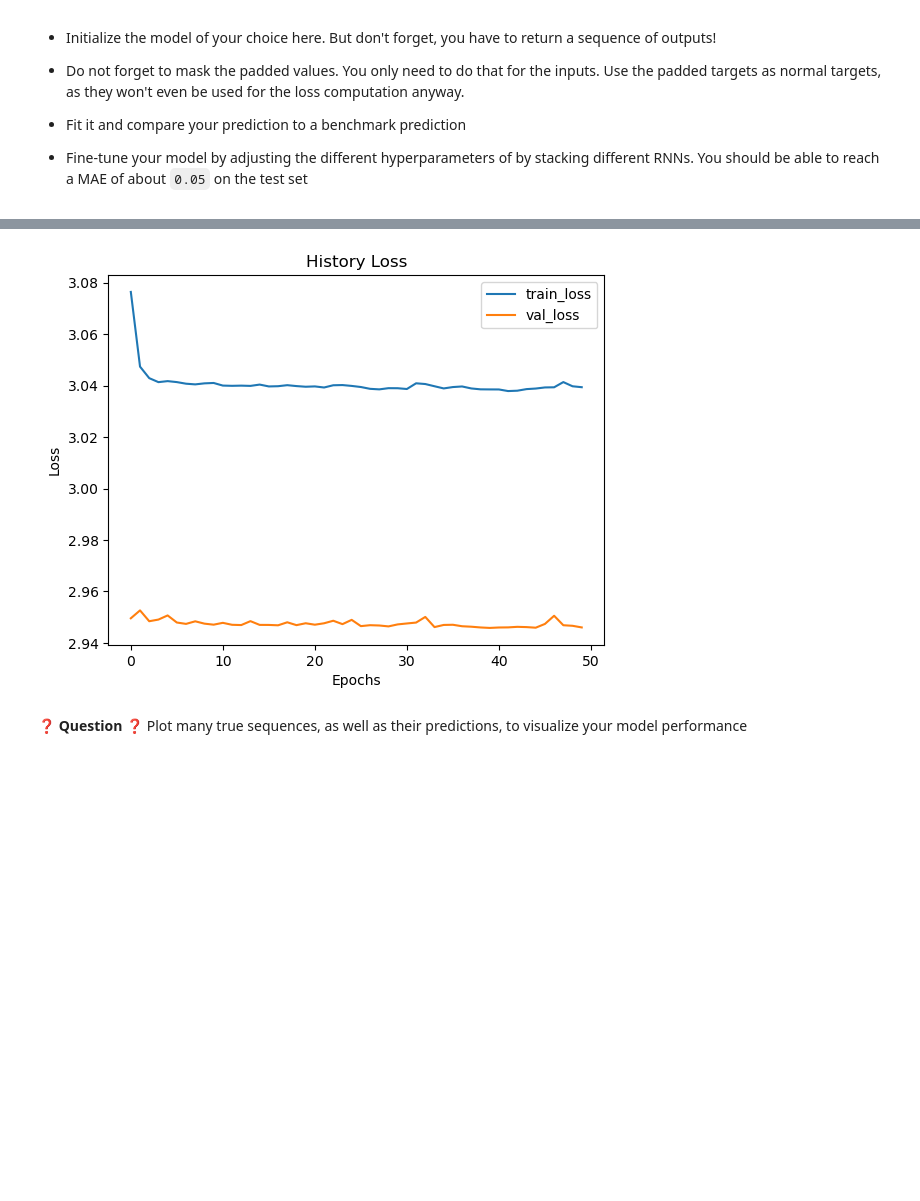
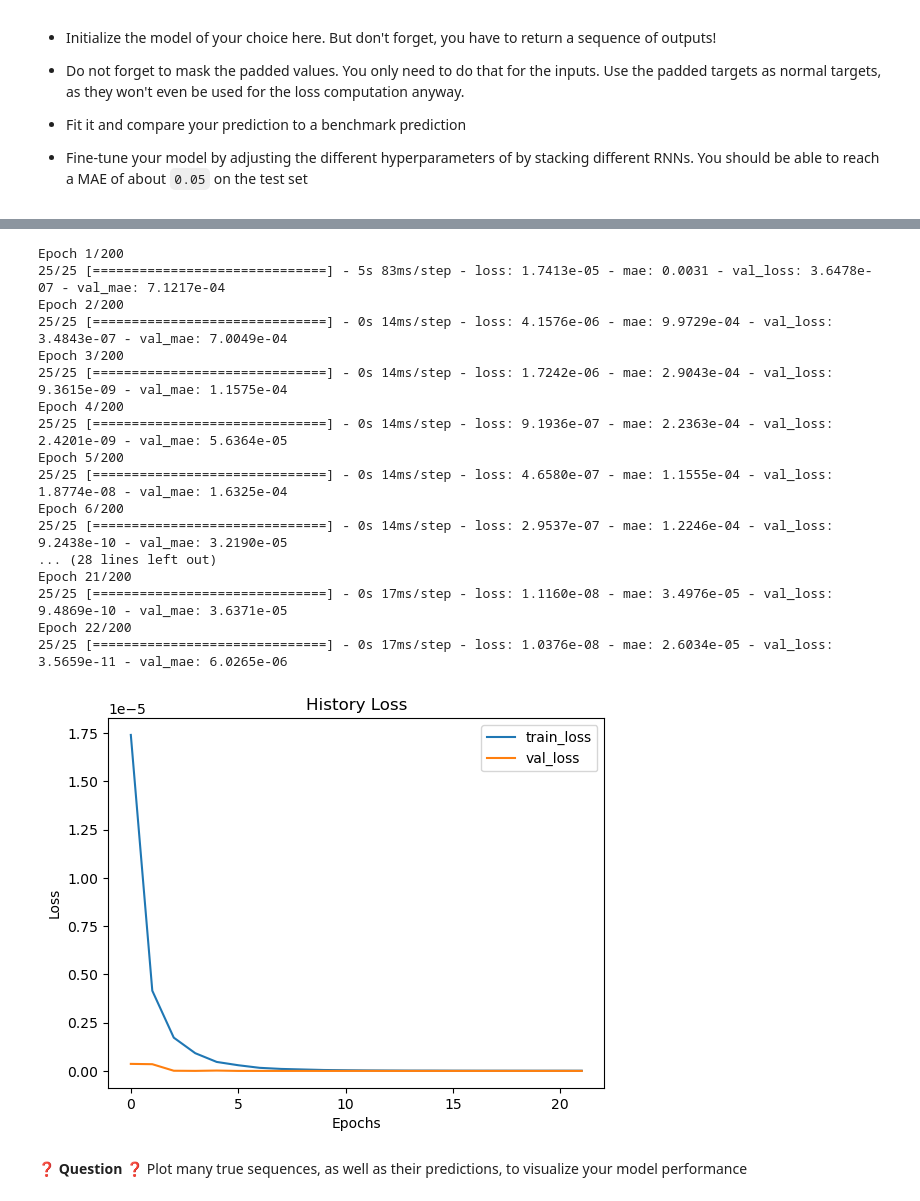
Before and after one commit to lilifull/brief_28_excuse.com, a Jupyter notebook: Mission_4/predict_air_pollution_II.ipynb, the cells around one changed output, grey strips where cells are left out. Saved outputs shown, nothing was run; the diff lists cells and outputs as text; code cells hidden in the pictures; blank space fills up the shorter version.

```diff
--- a/Mission_4/predict_air_pollution_II.ipynb
+++ b/Mission_4/predict_air_pollution_II.ipynb
@@ -328,7 +243,7 @@ You need all your sequences (train and test, X **and** y) to be of same length (
 # %%
 from keras.utils import pad_sequences
 
-X_train_pad = pad_sequences(X_train,maxlen=30,dtype='float32',padding='post',value=-10)
-X_test_pad = pad_sequences(X_test,maxlen=30,dtype='float32',padding='post',value=-10)
-y_train_pad = pad_sequences(y_train,maxlen=30,dtype='float32',padding='post',value=-10)
-y_test_pad = pad_sequences(y_test,maxlen=30,dtype='float32',padding='post',value=-10)
+X_train_pad = pad_sequences(X_train, maxlen=30, value=-1000)
+X_test_pad = pad_sequences(X_test, maxlen=30, value=-1000)
+y_train_pad = pad_sequences(y_train, maxlen=30, value=-1000)
+y_test_pad = pad_sequences(y_test, maxlen=30, value=-1000)
@@ -343,21 +261,23 @@ y_test_pad = pad_sequences(y_test,maxlen=30,dtype='float32',padding='post',value
 - Fine-tune your model by adjusting the different hyperparameters of by stacking different RNNs. You should be able to reach a MAE of about `0.05` on the test set
 # %%
 from keras.models import Sequential
-from keras.layers import Dense, Masking, LSTM
+from keras.layers import LSTM, Dense, Masking
+from keras.optimizers import RMSprop, Adam
 from tensorflow.keras.callbacks import EarlyStopping
-from keras.metrics import MeanAbsolutePercentageError
-es = EarlyStopping(patience=10)
 
 def init_model():
 
     model = Sequential()
-    model.add(Masking(mask_value=-10, input_shape=(X_train_pad.shape[1],X_train_pad.shape[2])))
-    model.add(LSTM(100, return_sequences=True))
-    model.add(LSTM(50, return_sequences=False))
-    model.add(Dense(10))
-    model.add(Dense(1))
-    model.compile(loss='mae',optimizer='adam')
+    model.add(Masking(mask_value=-1000., input_shape=(30,6)))
+    model.add(LSTM(20,return_sequences=True, activation='tanh'))
+    model.add(LSTM(10,return_sequences=True, activation='tanh'))
+    model.add(Dense(5))
+    model.add(Dense(1,activation='linear'))
+
+    model.compile(loss='mse',
+                  optimizer=Adam (learning_rate=0.001),
+                  metrics=['mae'])
+
     return model
 
-model =init_model()
-model.summary()
+model = init_model()
@@ -384,8 +283,0 @@ _________________________________________________________________
-# %%
-history = model.fit(
-    X_train_pad,
-    y_train_pad,
-    epochs=200,
-    validation_split=0.2,
-    verbose=1,
-    batch_size=64, callbacks=[es])
@@ -410,14 +284,34 @@ Epoch 50/200
 # %%
-import matplotlib.pyplot as plt
+es = EarlyStopping(patience=5)
+
+history = model.fit(X_train_pad, y_train_pad, epochs=200, validation_split=0.2, verbose=1,
+    batch_size=32, callbacks=[es])
 
 plt.plot(history.history['loss'], label='train_loss')
 plt.plot(history.history['val_loss'], label='val_loss')
 plt.title('History Loss')
 plt.xlabel('Epochs')
 plt.ylabel('Loss')
 plt.legend()
 plt.show()
 # %% [output]
+Epoch 1/200
+25/25 [==============================] - 5s 83ms/step - loss: 1.7413e-05 - mae: 0.0031 - val_loss: 3.6478e-07 - val_mae: 7.1217e-04
+Epoch 2/200
+25/25 [==============================] - 0s 14ms/step - loss: 4.1576e-06 - mae: 9.9729e-04 - val_loss: 3.4843e-07 - val_mae: 7.0049e-04
+Epoch 3/200
+25/25 [==============================] - 0s 14ms/step - loss: 1.7242e-06 - mae: 2.9043e-04 - val_loss: 9.3615e-09 - val_mae: 1.1575e-04
+Epoch 4/200
+25/25 [==============================] - 0s 14ms/step - loss: 9.1936e-07 - mae: 2.2363e-04 - val_loss: 2.4201e-09 - val_mae: 5.6364e-05
+Epoch 5/200
+25/25 [==============================] - 0s 14ms/step - loss: 4.6580e-07 - mae: 1.1555e-04 - val_loss: 1.8774e-08 - val_mae: 1.6325e-04
+Epoch 6/200
+25/25 [==============================] - 0s 14ms/step - loss: 2.9537e-07 - mae: 1.2246e-04 - val_loss: 9.2438e-10 - val_mae: 3.2190e-05
+... (28 lines left out)
+Epoch 21/200
+25/25 [==============================] - 0s 17ms/step - loss: 1.1160e-08 - mae: 3.4976e-05 - val_loss: 9.4869e-10 - val_mae: 3.6371e-05
+Epoch 22/200
+25/25 [==============================] - 0s 17ms/step - loss: 1.0376e-08 - mae: 2.6034e-05 - val_loss: 3.5659e-11 - val_mae: 6.0265e-06
-[figure, old version]
+[figure, new version]
 # %% [markdown]
 ❓ **Question** ❓ Plot many true sequences, as well as their predictions, to visualize your model performance
```
Also changed, not shown: parts of 16 cells of this notebook, 1 other file.
